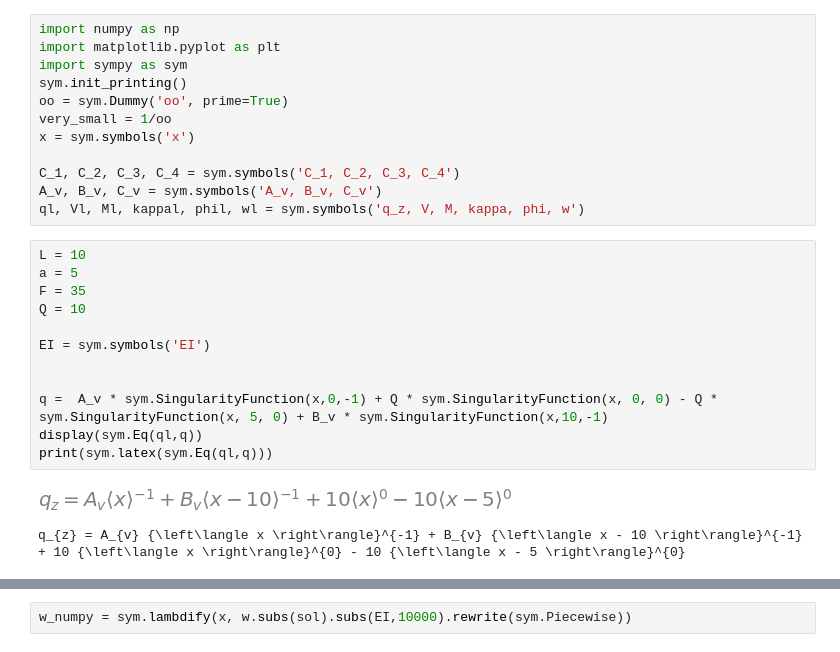
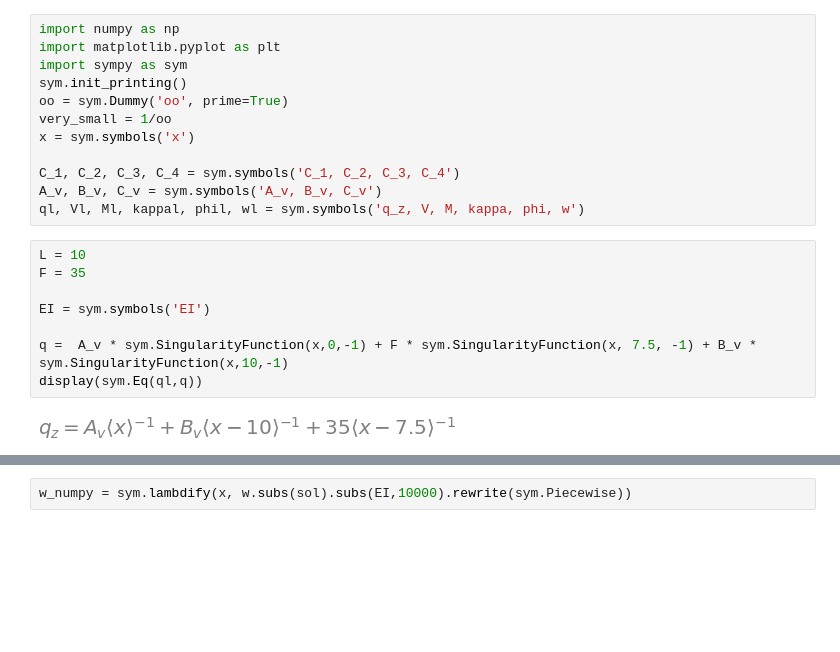
Before and after one commit to lBoersen/Methode-van-Macaulay-met-variabele-stijfheden, a Jupyter notebook: Vb3.ipynb, the cells around one changed output, grey strips where cells are left out. Cells and saved outputs as stored; diff of their text form; blank space fills up the shorter version.

```diff
--- a/Vb3.ipynb
+++ b/Vb3.ipynb
@@ -12,19 +12,14 @@ A_v, B_v, C_v = sym.symbols('A_v, B_v, C_v')
 ql, Vl, Ml, kappal, phil, wl = sym.symbols('q_z, V, M, kappa, phi, w')
 # %%
 L = 10
-a = 5
 F = 35
-Q = 10
 
 EI = sym.symbols('EI')
 
-
-q =  A_v * sym.SingularityFunction(x,0,-1) + Q * sym.SingularityFunction(x, 0, 0) - Q * sym.SingularityFunction(x, 5, 0) + B_v * sym.SingularityFunction(x,10,-1)
+q =  A_v * sym.SingularityFunction(x,0,-1) + F * sym.SingularityFunction(x, 7.5, -1) + B_v * sym.SingularityFunction(x,10,-1)
 display(sym.Eq(ql,q))
-print(sym.latex(sym.Eq(ql,q)))
 # %% [output]
-[figure, old version]
+[figure, new version]
-q_{z} = A_{v} {\left\langle x \right\rangle}^{-1} + B_{v} {\left\langle x - 10 \right\rangle}^{-1} + 10 {\left\langle x \right\rangle}^{0} - 10 {\left\langle x - 5 \right\rangle}^{0}
 # %%
 V = -sym.integrate(q, x) + C_1
 display(sym.Eq(Vl,V))
```
Also changed, not shown: parts of 7 cells of this notebook, 6 other files.
